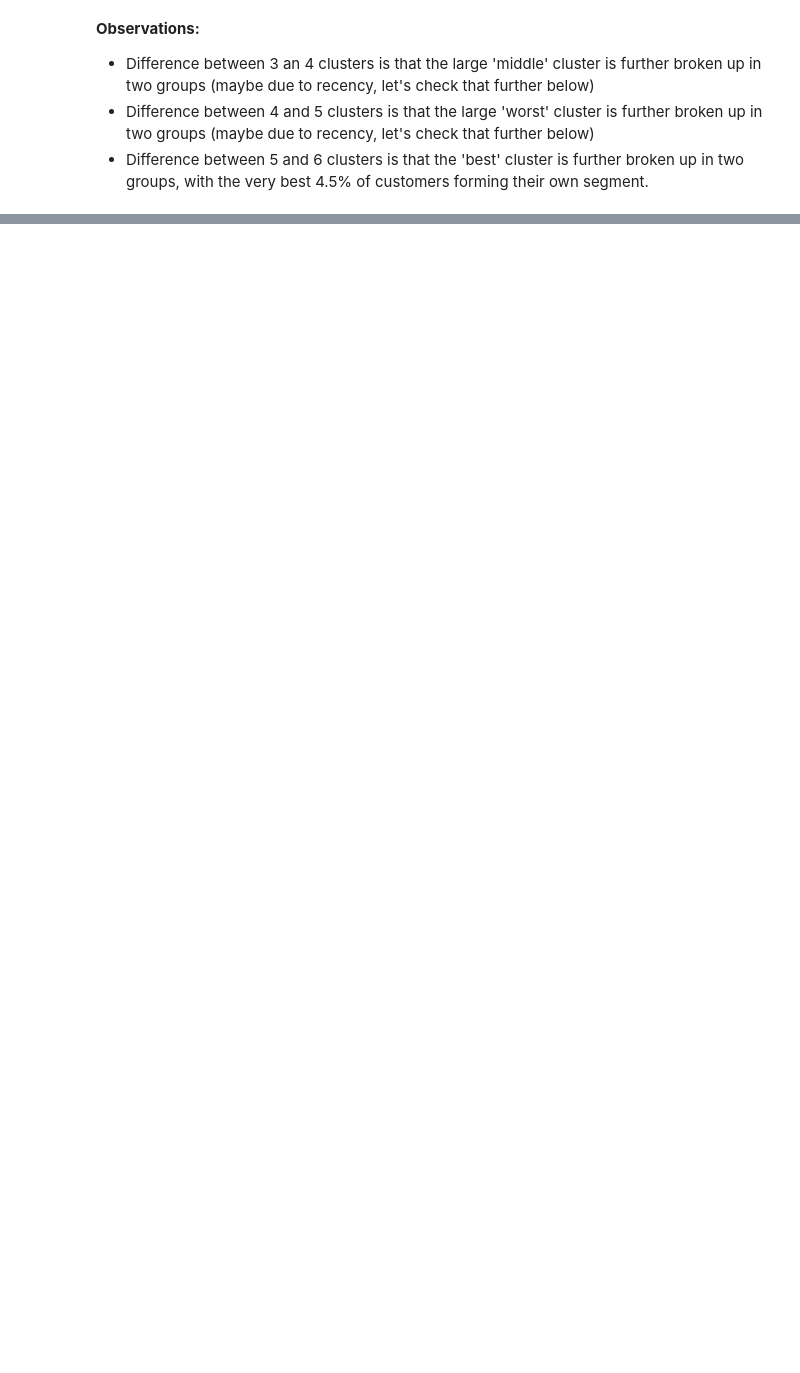
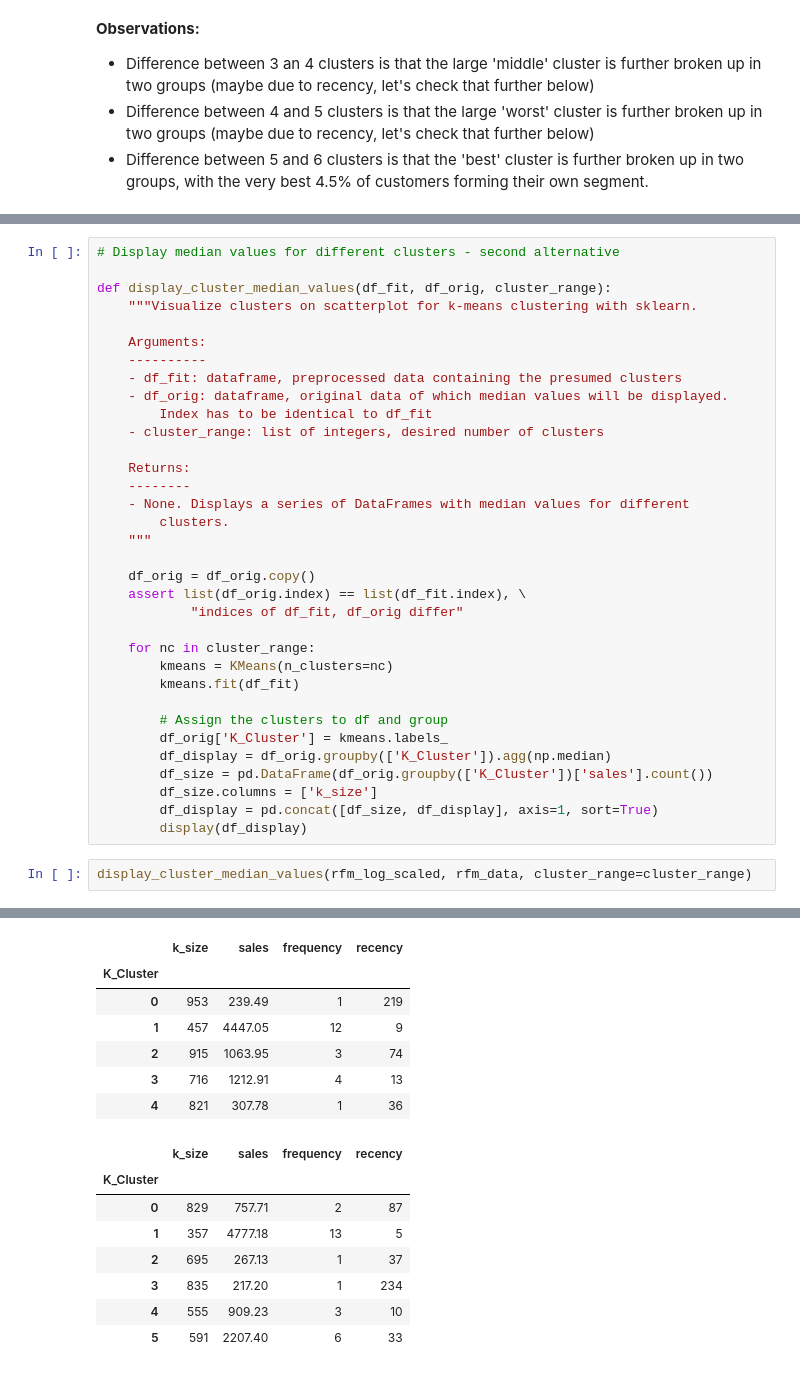
Before and after one commit to rbuerki/projects-ml, a Jupyter notebook: customer_segmentation_RFM_method/2-RFM_segmentation_with_k-means.ipynb, the cells around one changed output, grey strips where cells are left out. Saved outputs shown, nothing was run; the diff lists cells and outputs as text; blank space fills up the shorter version.

```diff
--- a/customer_segmentation_RFM_method/2-RFM_segmentation_with_k-means.ipynb
+++ b/customer_segmentation_RFM_method/2-RFM_segmentation_with_k-means.ipynb
@@ -256,0 +306,37 @@ Name: K_Cluster, dtype: float64
+# %%
+# Display median values for different clusters - second alternative
+
+def display_cluster_median_values(df_fit, df_orig, cluster_range):
+    """Visualize clusters on scatterplot for k-means clustering with sklearn.
+
+    Arguments:
+    ----------
+    - df_fit: dataframe, preprocessed data containing the presumed clusters
+    - df_orig: dataframe, original data of which median values will be displayed.
+        Index has to be identical to df_fit
+    - cluster_range: list of integers, desired number of clusters
+
+    Returns:
+    --------
+    - None. Displays a series of DataFrames with median values for different
+        clusters.
+    """
+
+    df_orig = df_orig.copy()
+    assert list(df_orig.index) == list(df_fit.index), \
+            "indices of df_fit, df_orig differ"
+
+    for nc in cluster_range:
+        kmeans = KMeans(n_clusters=nc)
+        kmeans.fit(df_fit)
+
+        # Assign the clusters to df and group
+        df_orig['K_Cluster'] = kmeans.labels_
+        df_display = df_orig.groupby(['K_Cluster']).agg(np.median)
+        df_size = pd.DataFrame(df_orig.groupby(['K_Cluster'])['sales'].count())
+        df_size.columns = ['k_size']
+        df_display = pd.concat([df_size, df_display], axis=1, sort=True)
+        display(df_display)
+# %%
+display_cluster_median_values(rfm_log_scaled, rfm_data, cluster_range=cluster_range)
+# %% [output]
@@ -256,0 +354,15 @@ Name: K_Cluster, dtype: float64
+|  | k_size | sales | frequency | recency |
+| K_Cluster |  |  |  |  |
+| 0 | 953 | 239.49 | 1 | 219 |
+| 1 | 457 | 4447.05 | 12 | 9 |
+| 2 | 915 | 1063.95 | 3 | 74 |
+| 3 | 716 | 1212.91 | 4 | 13 |
+| 4 | 821 | 307.78 | 1 | 36 |
+|  | k_size | sales | frequency | recency |
+| K_Cluster |  |  |  |  |
+| 0 | 829 | 757.71 | 2 | 87 |
+| 1 | 357 | 4777.18 | 13 | 5 |
+| 2 | 695 | 267.13 | 1 | 37 |
+| 3 | 835 | 217.20 | 1 | 234 |
+| 4 | 555 | 909.23 | 3 | 10 |
+| 5 | 591 | 2207.40 | 6 | 33 |
```
Also changed, not shown: parts of 15 cells of this notebook, 1 other file.
